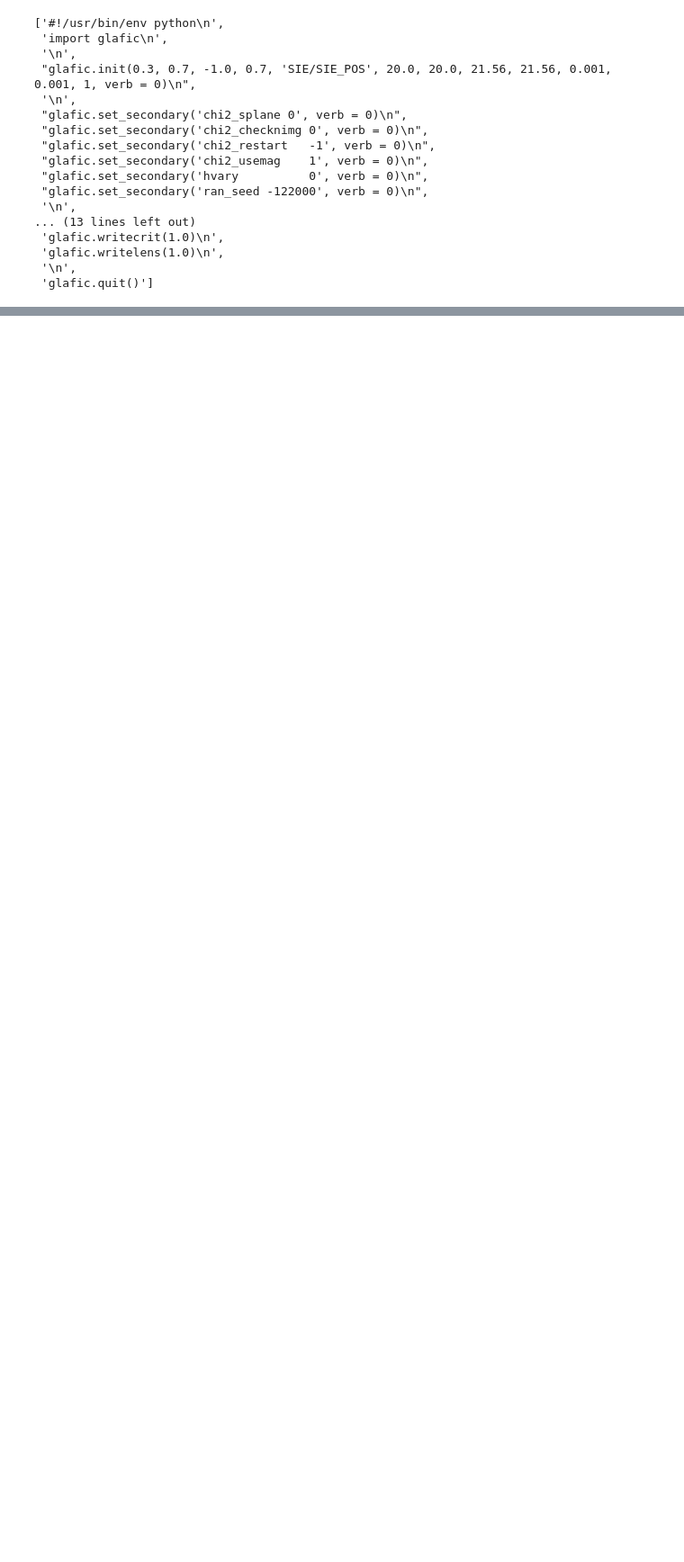
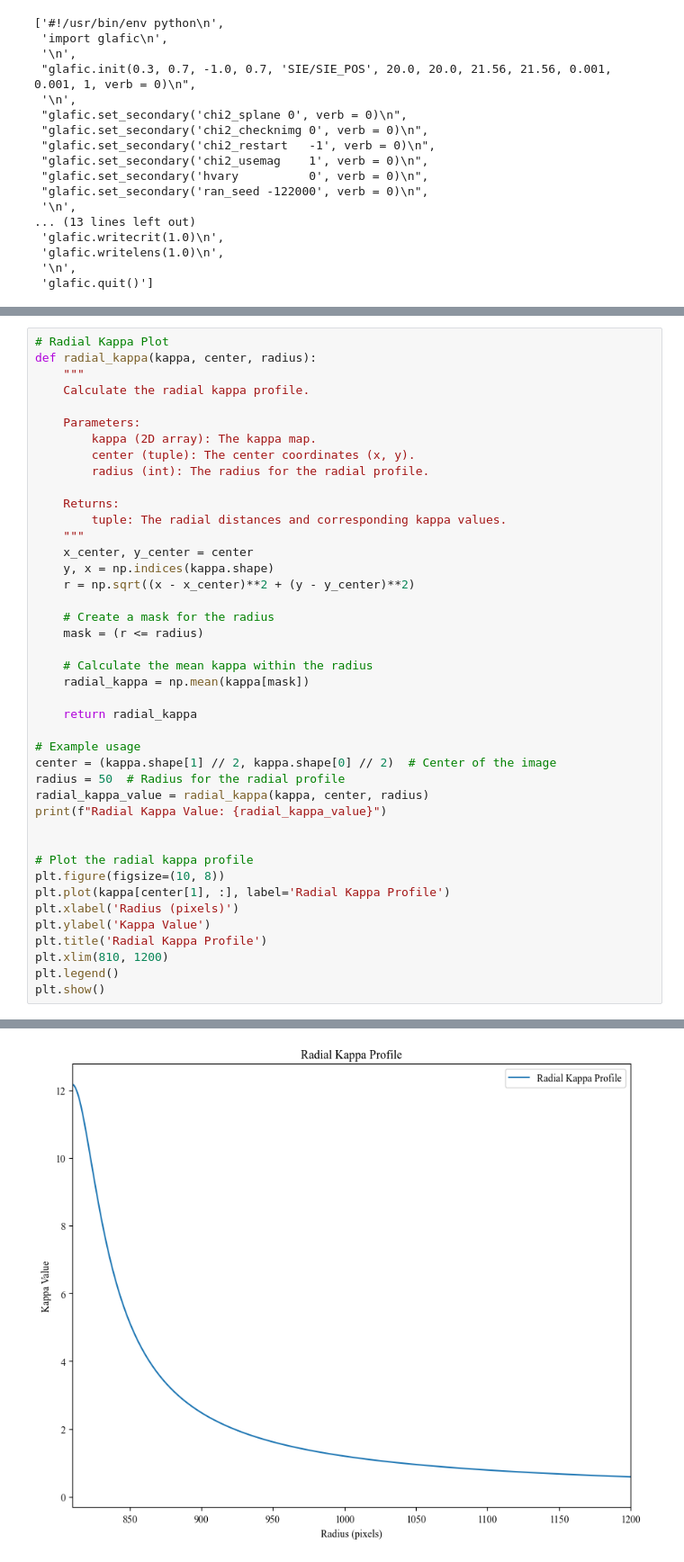
Before and after one commit to romms921/IllustrisTNG-Lens-Modelling, a Jupyter notebook: mass_profile_2.ipynb, the cells around one changed output, grey strips where cells are left out. Shown: that part at 90% size. Saved outputs shown, nothing was run; the diff lists cells and outputs as text; blank space fills up the shorter version.

Commit message:
mass profile 2 update

```diff
--- a/mass_profile_2.ipynb
+++ b/mass_profile_2.ipynb
@@ -58,0 +178,43 @@ No.    Name      Ver    Type      Cards   Dimensions   Format
+# %%
+# Radial Kappa Plot
+def radial_kappa(kappa, center, radius):
+    """
+    Calculate the radial kappa profile.
+
+    Parameters:
+        kappa (2D array): The kappa map.
+        center (tuple): The center coordinates (x, y).
+        radius (int): The radius for the radial profile.
+
+    Returns:
+        tuple: The radial distances and corresponding kappa values.
+    """
+    x_center, y_center = center
+    y, x = np.indices(kappa.shape)
+    r = np.sqrt((x - x_center)**2 + (y - y_center)**2)
+
+    # Create a mask for the radius
+    mask = (r <= radius)
+
+    # Calculate the mean kappa within the radius
+    radial_kappa = np.mean(kappa[mask])
+
+    return radial_kappa
+
+# Example usage
+center = (kappa.shape[1] // 2, kappa.shape[0] // 2)  # Center of the image
+radius = 50  # Radius for the radial profile
+radial_kappa_value = radial_kappa(kappa, center, radius)
+print(f"Radial Kappa Value: {radial_kappa_value}")
+
+
+# Plot the radial kappa profile
+plt.figure(figsize=(10, 8))
+plt.plot(kappa[center[1], :], label='Radial Kappa Profile')
+plt.xlabel('Radius (pixels)')
+plt.ylabel('Kappa Value')
+plt.title('Radial Kappa Profile')
+plt.xlim(810, 1200)
+plt.legend()
+plt.show()
+# %% [output]
@@ -58,0 +222 @@ No.    Name      Ver    Type      Cards   Dimensions   Format
+[figure, added]
```
Also changed, not shown: parts of 11 cells of this notebook.
